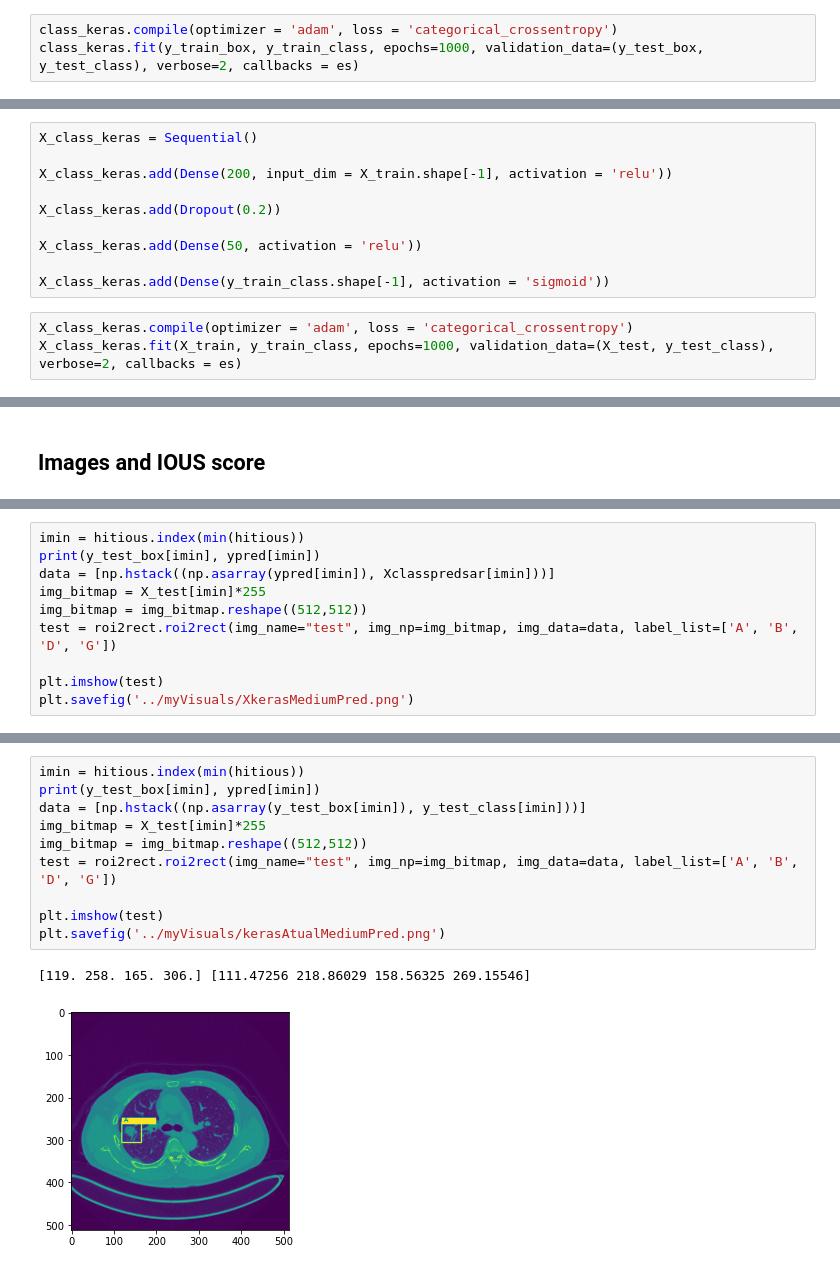
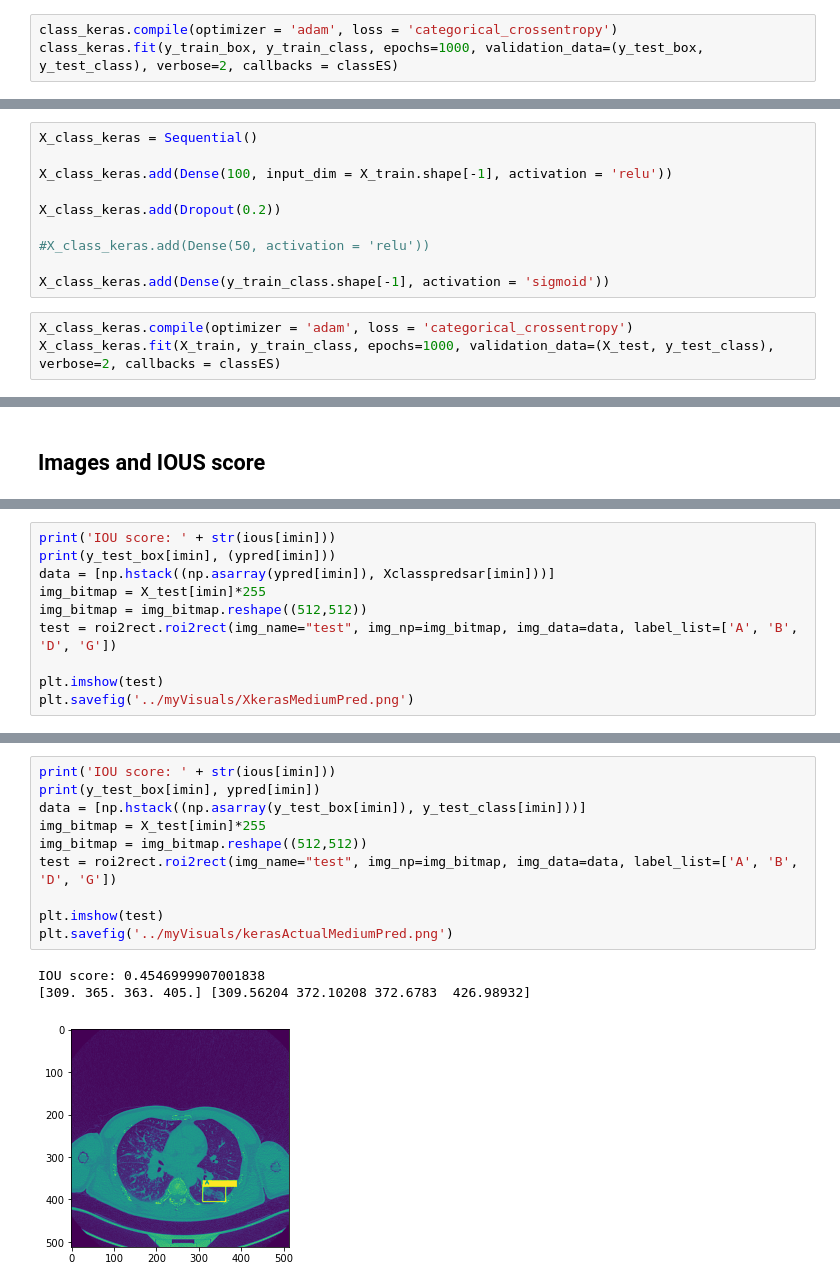
Before and after one commit to Daniel-Sun-99/Capstone, a Jupyter notebook: code/simpleKeras.ipynb, the cells around one changed output, grey strips where cells are left out. Saved outputs shown, nothing was run; the diff lists cells and outputs as text.

```diff
--- a/code/simpleKeras.ipynb
+++ b/code/simpleKeras.ipynb
@@ -191,6 +266,6 @@ class_keras.add(Dense(50, activation = 'relu'))
 class_keras.add(Dense(y_train_class.shape[-1], activation = 'sigmoid'))
 # %%
 class_keras.compile(optimizer = 'adam', loss = 'categorical_crossentropy')
-class_keras.fit(y_train_box, y_train_class, epochs=1000, validation_data=(y_test_box, y_test_class), verbose=2, callbacks = es)
+class_keras.fit(y_train_box, y_train_class, epochs=1000, validation_data=(y_test_box, y_test_class), verbose=2, callbacks = classES)
 # %% [output]
 Epoch 1/1000
@@ -289,15 +445,15 @@ for box in ypred:
 # %%
 X_class_keras = Sequential()
 
-X_class_keras.add(Dense(200, input_dim = X_train.shape[-1], activation = 'relu'))
+X_class_keras.add(Dense(100, input_dim = X_train.shape[-1], activation = 'relu'))
 
 X_class_keras.add(Dropout(0.2))
 
-X_class_keras.add(Dense(50, activation = 'relu'))
+#X_class_keras.add(Dense(50, activation = 'relu'))
 
 X_class_keras.add(Dense(y_train_class.shape[-1], activation = 'sigmoid'))
 # %%
 X_class_keras.compile(optimizer = 'adam', loss = 'categorical_crossentropy')
-X_class_keras.fit(X_train, y_train_class, epochs=1000, validation_data=(X_test, y_test_class), verbose=2, callbacks = es)
+X_class_keras.fit(X_train, y_train_class, epochs=1000, validation_data=(X_test, y_test_class), verbose=2, callbacks = classES)
 # %% [output]
 Epoch 1/1000
@@ -466,6 +658,6 @@ plt.savefig('../myVisuals/kerasMediumPred.png')
 # %%
-imin = hitious.index(min(hitious))
-print(y_test_box[imin], ypred[imin])
+print('IOU score: ' + str(ious[imin]))
+print(y_test_box[imin], (ypred[imin]))
 data = [np.hstack((np.asarray(ypred[imin]), Xclasspredsar[imin]))]
 img_bitmap = X_test[imin]*255
 img_bitmap = img_bitmap.reshape((512,512))
@@ -479,13 +672,14 @@ plt.savefig('../myVisuals/XkerasMediumPred.png')
 # %%
-imin = hitious.index(min(hitious))
+print('IOU score: ' + str(ious[imin]))
 print(y_test_box[imin], ypred[imin])
 data = [np.hstack((np.asarray(y_test_box[imin]), y_test_class[imin]))]
 img_bitmap = X_test[imin]*255
 img_bitmap = img_bitmap.reshape((512,512))
 test = roi2rect.roi2rect(img_name="test", img_np=img_bitmap, img_data=data, label_list=['A', 'B', 'D', 'G'])
 
 plt.imshow(test)
-plt.savefig('../myVisuals/kerasAtualMediumPred.png')
+plt.savefig('../myVisuals/kerasActualMediumPred.png')
 # %% [output]
-[119. 258. 165. 306.] [111.47256 218.86029 158.56325 269.15546]
+IOU score: 0.4546999907001838
+[309. 365. 363. 405.] [309.56204 372.10208 372.6783  426.98932]
-[figure, old version]
+[figure, new version]
```
Also changed, not shown: parts of 62 cells of this notebook, 3 other files.
